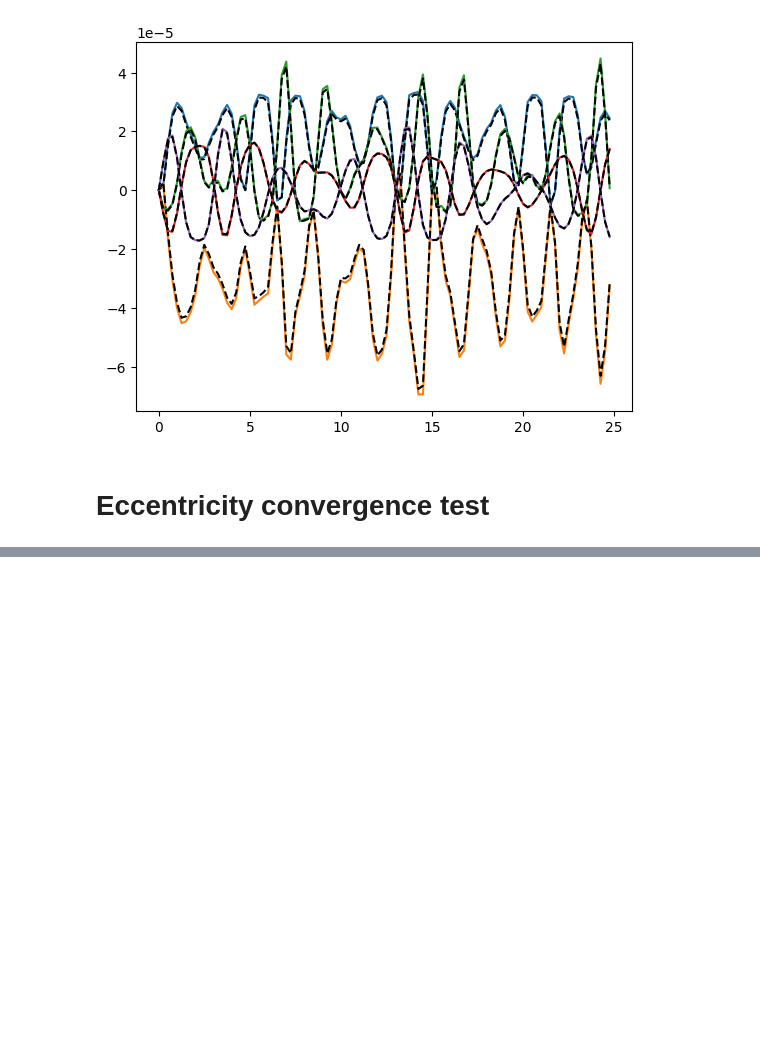
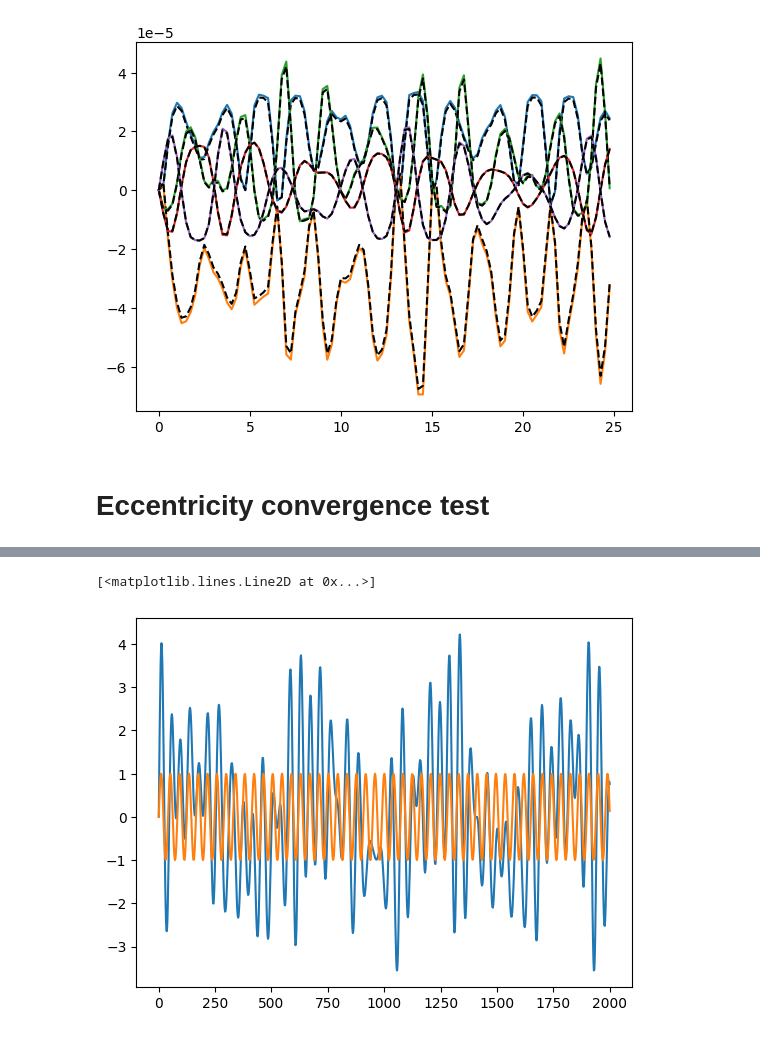
Before and after one commit to shadden/InstabilitiesOfCompactSystems, a Jupyter notebook: notebooks/SplittingMethodTest.ipynb, the cells around one changed output, grey strips where cells are left out. Saved outputs shown, nothing was run; the diff lists cells and outputs as text; code cells hidden in the pictures; blank space fills up the shorter version.

```diff
--- a/notebooks/SplittingMethodTest.ipynb
+++ b/notebooks/SplittingMethodTest.ipynb
@@ -275,0 +317,8 @@ plt.tick_params(which='minor',direction='in',size=6)
+# %%
+ts = np.linspace(0,2000,1000)
+
+plt.plot(ts, np.sin(0.1*ts)+np.sin(0.123*ts)+np.sin(0.14223*ts)+np.sin(0.15223*ts)+np.sin(0.011223*ts))
+plt.plot(ts, np.sin(0.1523*ts))
+# %% [output]
+[<matplotlib.lines.Line2D at 0x...>]
+[figure, added]
```
Also changed, not shown: parts of 8 cells of this notebook, 1 other file.
